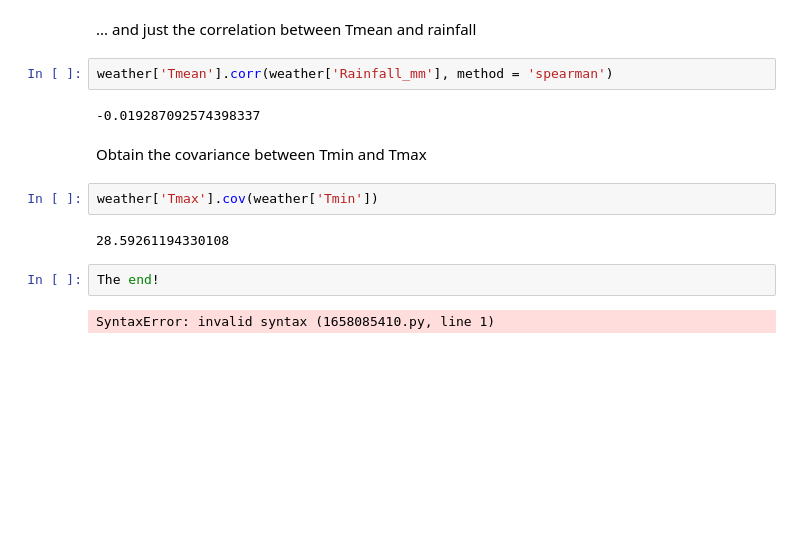
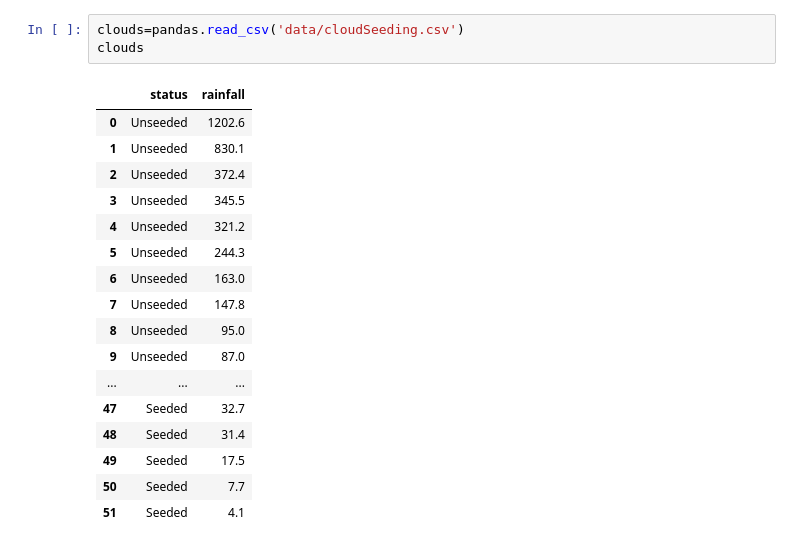
Before and after one commit to jillxoreilly/StatsCourseBook, a Jupyter notebook: _build/jupyter_execute/Untitled10.ipynb, the cells around one changed output. Saved outputs shown, nothing was run; the diff lists cells and outputs as text; blank space fills up the shorter version.

```diff
--- a/_build/jupyter_execute/Untitled10.ipynb
+++ b/_build/jupyter_execute/Untitled10.ipynb
@@ -69,16 +10,21 @@ weather.corr(method = 'spearman')
-# %% [markdown]
-... and just the correlation between Tmean and rainfall
-# %%
-weather['Tmean'].corr(weather['Rainfall_mm'], method = 'spearman')
-# %% [output]
--0.019287092574398337
-# %% [markdown]
-Obtain the covariance between Tmin and Tmax
-# %%
-weather['Tmax'].cov(weather['Tmin'])
-# %% [output]
-28.59261194330108
-# %%
-The end!
-# %% [output]
-SyntaxError: invalid syntax (1658085410.py, line 1)
+# %%
+clouds=pandas.read_csv('data/cloudSeeding.csv')
+clouds
+# %% [output]
+|  | status | rainfall |
+| 0 | Unseeded | 1202.6 |
+| 1 | Unseeded | 830.1 |
+| 2 | Unseeded | 372.4 |
+| 3 | Unseeded | 345.5 |
+| 4 | Unseeded | 321.2 |
+| 5 | Unseeded | 244.3 |
+| 6 | Unseeded | 163.0 |
+| 7 | Unseeded | 147.8 |
+| 8 | Unseeded | 95.0 |
+| 9 | Unseeded | 87.0 |
+| ... | ... | ... |
+| 47 | Seeded | 32.7 |
+| 48 | Seeded | 31.4 |
+| 49 | Seeded | 17.5 |
+| 50 | Seeded | 7.7 |
+| 51 | Seeded | 4.1 |
```
Also changed, not shown: parts of 17 cells of this notebook, 34 other files.
